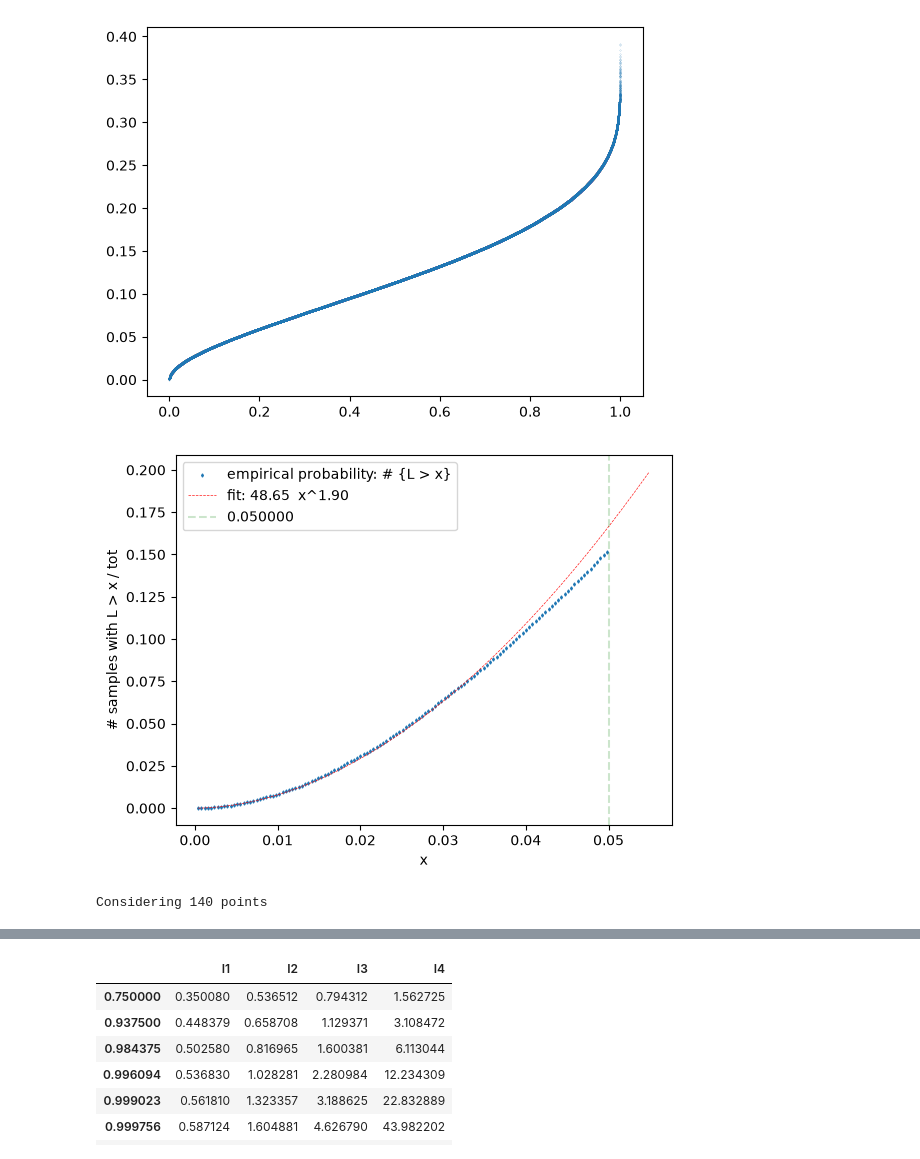
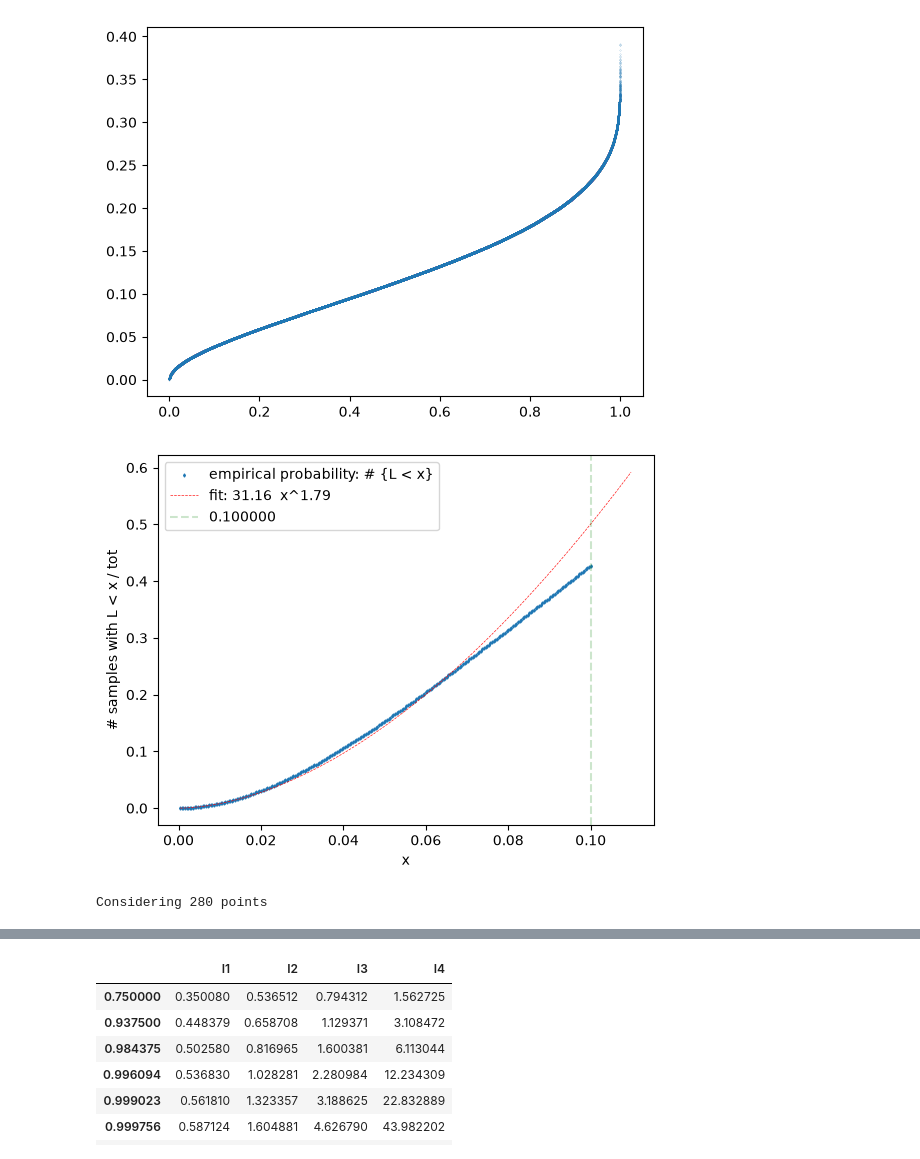
Before and after one commit to giacomoborin/odd-degree, a Jupyter notebook: analyze-birandom.ipynb, the cells around one changed output, grey strips where cells are left out. Cells and saved outputs as stored; diff of their text form; code cells hidden in the pictures.

```diff
--- a/analyze-birandom.ipynb
+++ b/analyze-birandom.ipynb
@@ -278,7 +258,7 @@ counts = np.array([(d < x).sum() for x in x_vals]) / n
 
 # optional: only consider vectors shorter than c * p
 # seems, that c = 0.01 start to give results
-threshold = 0.05
+threshold = 0.1
 
 # the reason for this sieve is that we expect that for shorter vectors the heuristic will better hold
 # and we only care about the short case, corresponding to the long tail for lambda_3
@@ -290,34 +270,34 @@ mask = (x_vals > 0) & (counts > 0) & (x_vals <= threshold)
 log_x = np.log(x_vals[mask])
 log_y = np.log(counts[mask])
 
 slope, intercept = np.polyfit(log_x, log_y, 1)
 
 a_hat = slope
 C_hat = np.exp(intercept)
 
 fit_y = np.zeros_like(x_vals, dtype=float)
 
 mask_pos = x_vals > 0
 fit_y[mask_pos] = C_hat * x_vals[mask_pos] ** (a_hat)
 
 mask_plot = mask_pos & (fit_y < 1) & (x_vals <= threshold*1.1)
 
 plt.scatter(x_vals[mask], counts[mask],
-            label="empirical probability: # {L > x}",
+            label="empirical probability: # {L < x}",
             s=2, marker = 'd')
 
 plt.plot(x_vals[mask_plot], fit_y[mask_plot],
          label=f"fit: {C_hat:.2f}  x^{a_hat:.2f}",
          color="red", alpha=0.9, linestyle="--", linewidth=0.5)
 
 plt.xlabel("x")
-plt.ylabel("# samples with L > x / tot")
+plt.ylabel("# samples with L < x / tot")
 plt.axvline(x = threshold, color = 'green', linestyle="--", label=f'{threshold:f}', alpha=0.2)
 
 plt.legend()
 plt.show()
 
 print(f'Considering {sum([ 1 for m in mask_plot if m])} points')
 # %% [output]
-[figure, old version]
+[figure, new version]
-Considering 140 points
+Considering 280 points
```
Also changed, not shown: parts of 26 cells of this notebook.
